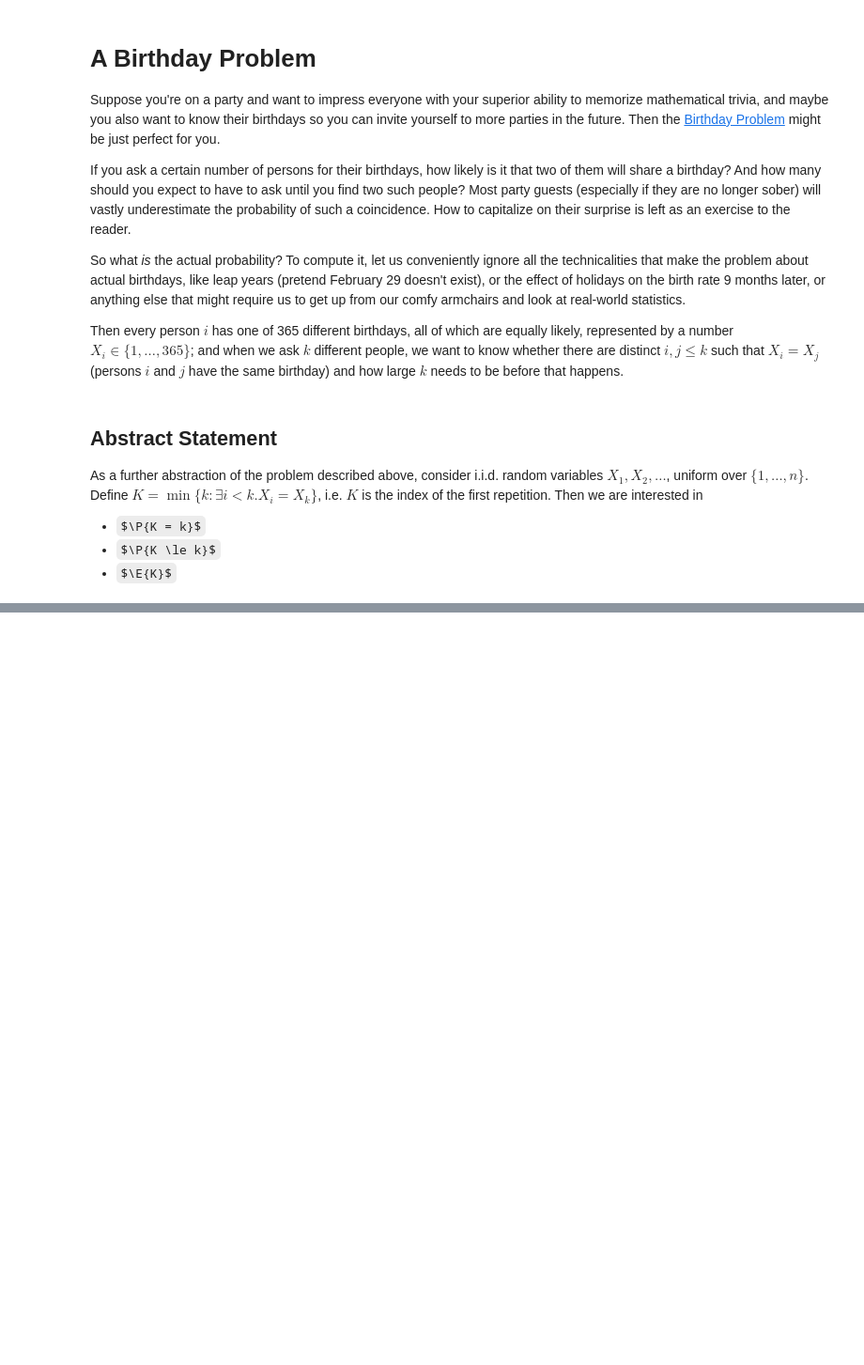
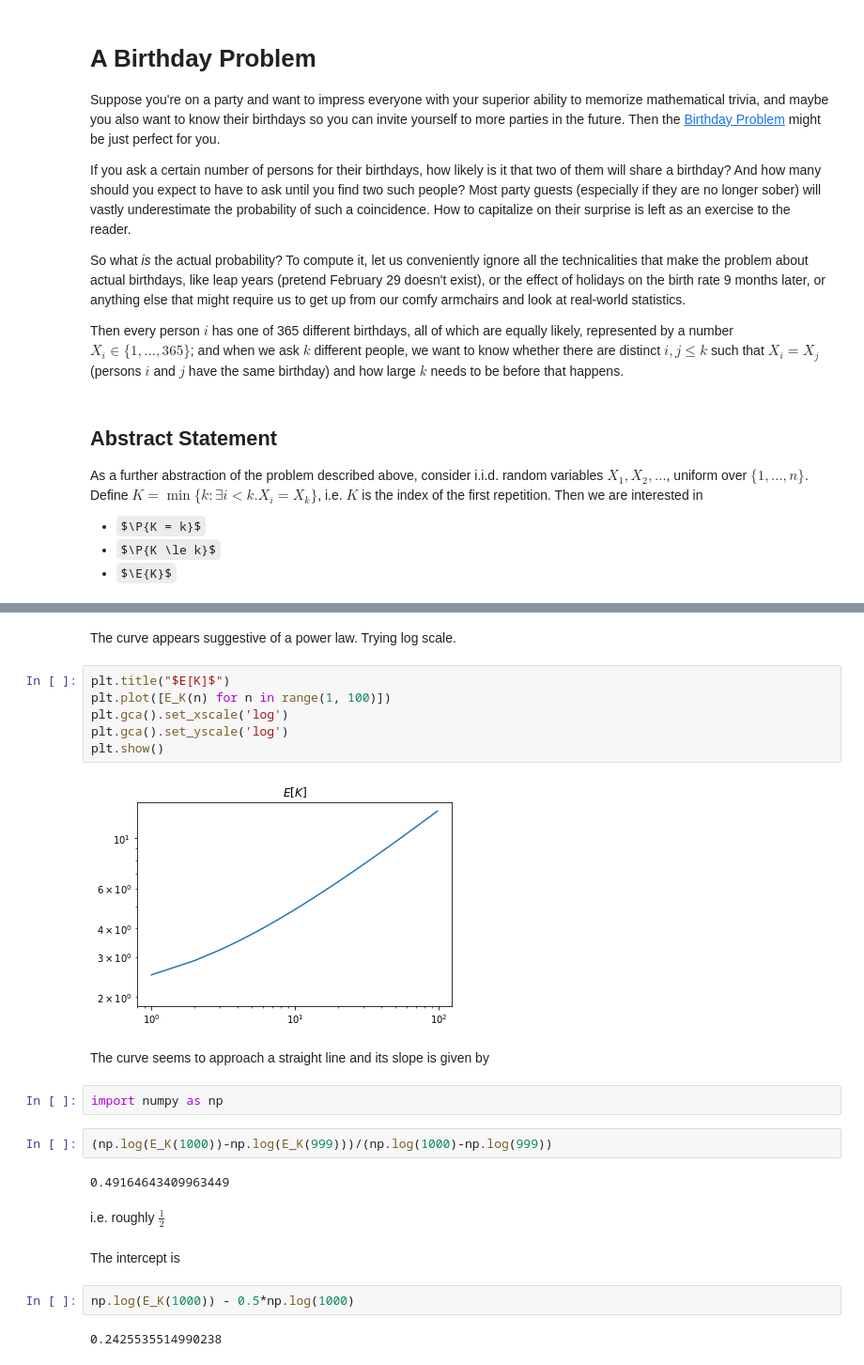
Before and after one commit to Yorwba/birthday-problem, a Jupyter notebook: A Birthday Problem.ipynb, the cells around one changed output, grey strips where cells are left out. Shown: that part at 94% size. Drawn from its saved outputs; the diff is of its cells as text; some formulas as TeX source; blank space fills up the shorter version.

```diff
--- a/A Birthday Problem.ipynb
+++ b/A Birthday Problem.ipynb
@@ -41,0 +96,26 @@ For $k \ge 2$, the probabilities can be determined recursively from earlier valu
+# %% [markdown]
+The curve appears suggestive of a power law. Trying log scale.
+# %%
+plt.title("$E[K]$")
+plt.plot([E_K(n) for n in range(1, 100)])
+plt.gca().set_xscale('log')
+plt.gca().set_yscale('log')
+plt.show()
+# %% [output]
+[figure, added]
+# %% [markdown]
+The curve seems to approach a straight line and its slope is given by
+# %%
+import numpy as np
+# %%
+(np.log(E_K(1000))-np.log(E_K(999)))/(np.log(1000)-np.log(999))
+# %% [output]
+0.49164643409963449
+# %% [markdown]
+i.e. roughly $\frac12$
+# %% [markdown]
+The intercept is
+# %%
+np.log(E_K(1000)) - 0.5*np.log(1000)
+# %% [output]
+0.2425535514990238
```
Also changed, not shown: parts of 21 cells of this notebook.
